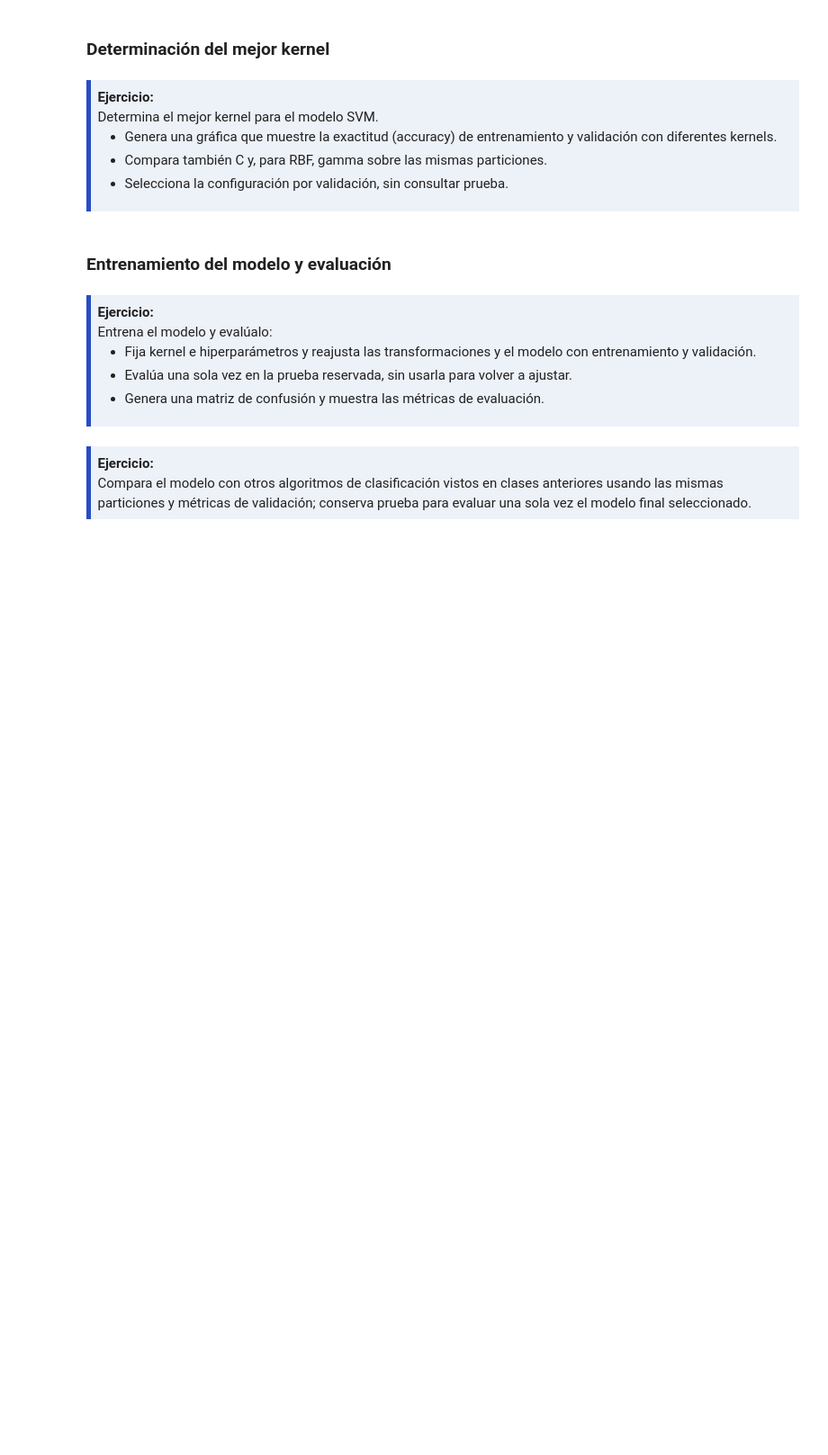
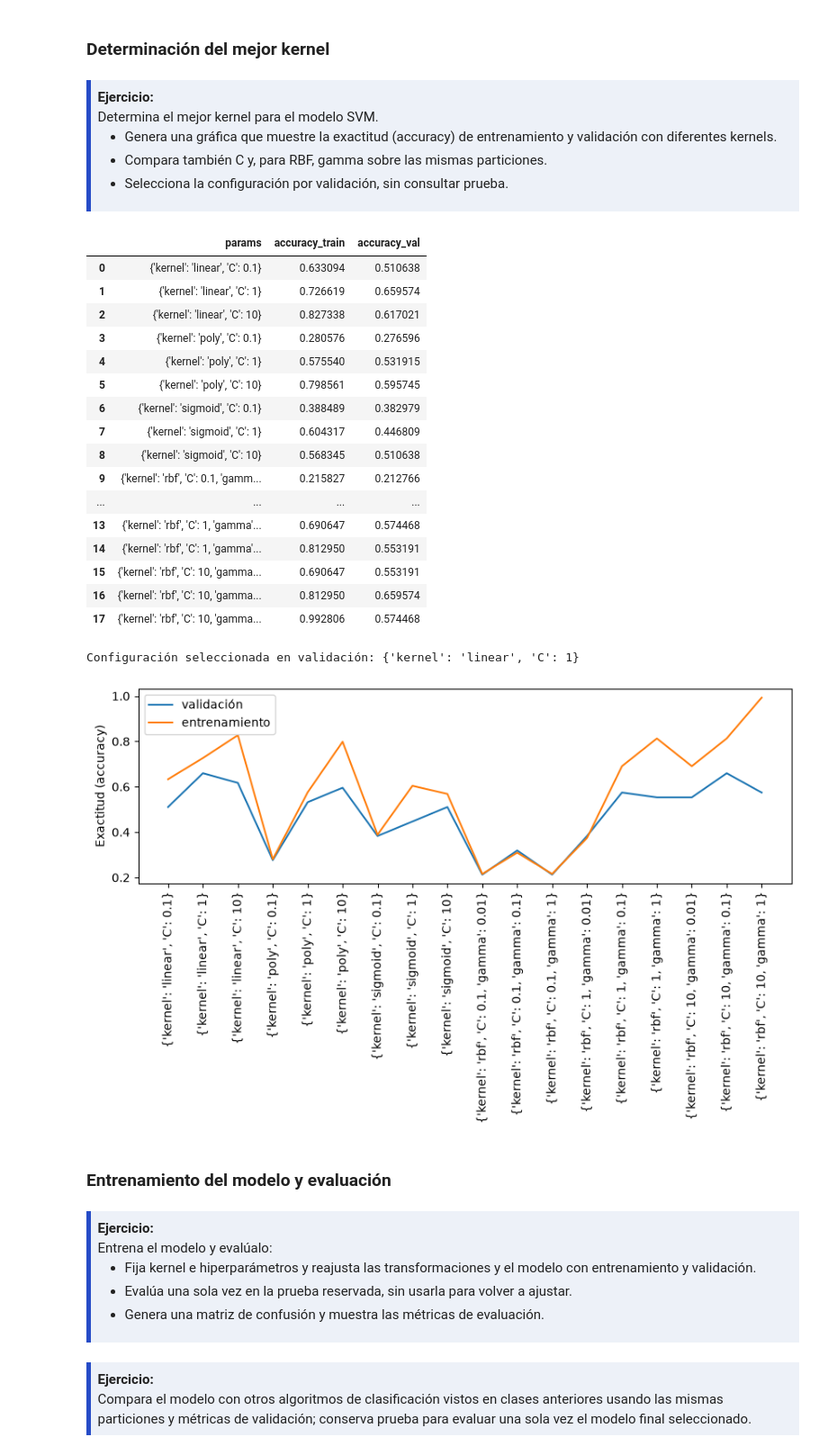
Before and after one commit to juanfercaicedo/AprendizajeAutomaticoInicial, a Jupyter notebook: Deber/06-SVM.ipynb, the cells around one changed output. Shown at 90% size. Saved outputs shown, nothing was run; the diff lists cells and outputs as text; code cells hidden in the pictures; blank space fills up the shorter version.

```diff
--- a/Deber/06-SVM.ipynb
+++ b/Deber/06-SVM.ipynb
@@ -52,3 +62,16 @@ Primero necesitas el conjunto de datos. Usa el conjunto de datos seleccionado en
   <li>Ajusta imputación, codificación y escalado solo con entrenamiento; transforma validación sin reajustar.</li>
 </ul>
 </div>
+# %%
+url = 'https://raw.githubusercontent.com/juanfercaicedo/AprendizajeAutomaticoInicial/refs/heads/main/Dataset/futbollStats.csv'
+
+df = pd.read_csv(url)
+
+numeric_cols = ['goles', 'asistencias', 'pases_exitosos', 'tarjetas_amarillas', 'tarjetas_rojas']
+class_col = ['posicion_base']
+
+data = df[['jugador',*numeric_cols, *class_col]]
+
+display(data.head())
+
+data.describe()
@@ -65,6 +104,72 @@ Primero necesitas el conjunto de datos. Usa el conjunto de datos seleccionado en
   <li>Selecciona la configuración por validación, sin consultar prueba.</li>
 </ul>
 </div>
+# %%
+X = data[numeric_cols]
+y = data['posicion_base']
+
+X_train, X_test, y_train, y_test = train_test_split(
+    X, y, test_size = 0.2, random_state = 42, stratify = y
+)
+X_train, X_val, y_train, y_val = train_test_split(
+    X_train, y_train, test_size = 0.25, random_state = 42, stratify = y_train
+)
+
+# Ajustar el escalado solo con entrenamiento; transformar validación
+scaler = StandardScaler()
+X_train_scaled = scaler.fit_transform(X_train)
+X_val_scaled = scaler.transform(X_val)
+
+# Búsqueda pequeña y explícita sobre la misma validación
+configurations = [
+    {'kernel': kernel, 'C': c}
+    for kernel in ['linear', 'poly', 'sigmoid'] for c in [0.1, 1, 10]
+] + [
+    {'kernel': 'rbf', 'C': c, 'gamma': gamma}
+    for c in [0.1, 1, 10] for gamma in [0.01, 0.1, 1]
+]
+results = []
+for params in configurations:
+    modelo = SVC(**params)
+    modelo.fit(X_train_scaled, y_train)
+    results.append({
+        'params': params,
+        'accuracy_train': accuracy_score(y_train, modelo.predict(X_train_scaled)),
+        'accuracy_val': accuracy_score(y_val, modelo.predict(X_val_scaled))
+    })
+
+# En caso de empate se conserva la primera configuración evaluada
+best_result = max(results, key=lambda row: row['accuracy_val'])
+best_params = best_result['params'].copy()
+display(pd.DataFrame(results))
+print("Configuración seleccionada en validación:", best_params)
+plt.figure(figsize=(10, 3))
+plt.plot(range(len(results)), [r['accuracy_val'] for r in results], label="validación")
+plt.plot(range(len(results)), [r['accuracy_train'] for r in results], label="entrenamiento")
+plt.xticks(range(len(results)), [str(r['params']) for r in results], rotation=90)
+plt.ylabel("Exactitud (accuracy)")
+plt.legend()
+plt.show()
+# %% [output]
+|  | params | accuracy_train | accuracy_val |
+| 0 | {'kernel': 'linear', 'C': 0.1} | 0.633094 | 0.510638 |
+| 1 | {'kernel': 'linear', 'C': 1} | 0.726619 | 0.659574 |
+| 2 | {'kernel': 'linear', 'C': 10} | 0.827338 | 0.617021 |
+| 3 | {'kernel': 'poly', 'C': 0.1} | 0.280576 | 0.276596 |
+| 4 | {'kernel': 'poly', 'C': 1} | 0.575540 | 0.531915 |
+| 5 | {'kernel': 'poly', 'C': 10} | 0.798561 | 0.595745 |
+| 6 | {'kernel': 'sigmoid', 'C': 0.1} | 0.388489 | 0.382979 |
+| 7 | {'kernel': 'sigmoid', 'C': 1} | 0.604317 | 0.446809 |
+| 8 | {'kernel': 'sigmoid', 'C': 10} | 0.568345 | 0.510638 |
+| 9 | {'kernel': 'rbf', 'C': 0.1, 'gamm... | 0.215827 | 0.212766 |
+| ... | ... | ... | ... |
+| 13 | {'kernel': 'rbf', 'C': 1, 'gamma'... | 0.690647 | 0.574468 |
+| 14 | {'kernel': 'rbf', 'C': 1, 'gamma'... | 0.812950 | 0.553191 |
+| 15 | {'kernel': 'rbf', 'C': 10, 'gamma... | 0.690647 | 0.553191 |
+| 16 | {'kernel': 'rbf', 'C': 10, 'gamma... | 0.812950 | 0.659574 |
+| 17 | {'kernel': 'rbf', 'C': 10, 'gamma... | 0.992806 | 0.574468 |
+Configuración seleccionada en validación: {'kernel': 'linear', 'C': 1}
+[figure, added]
 # %% [markdown]
 
 ### <font color='264CC7'> Entrenamiento del modelo y evaluación </font>
```
Also changed, not shown: parts of 3 cells of this notebook.
